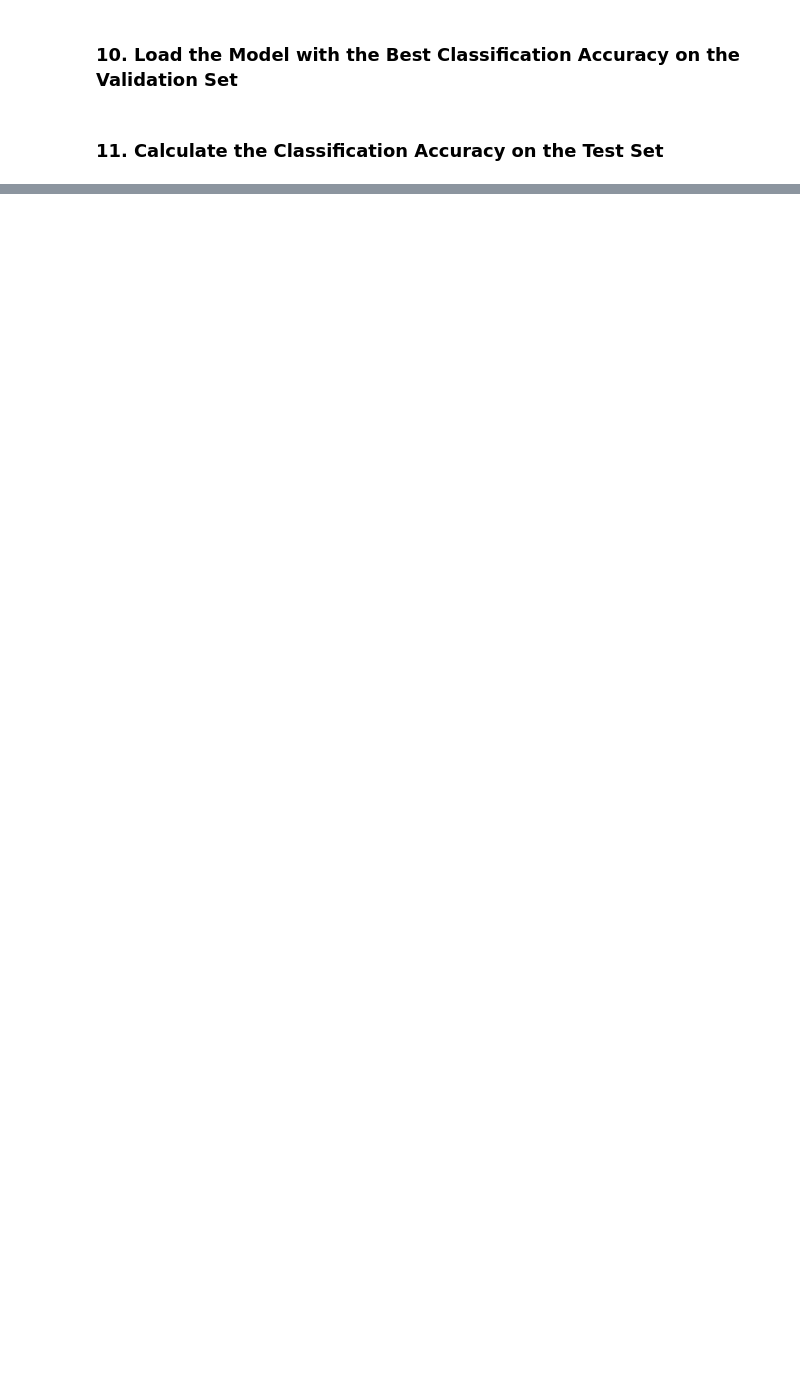
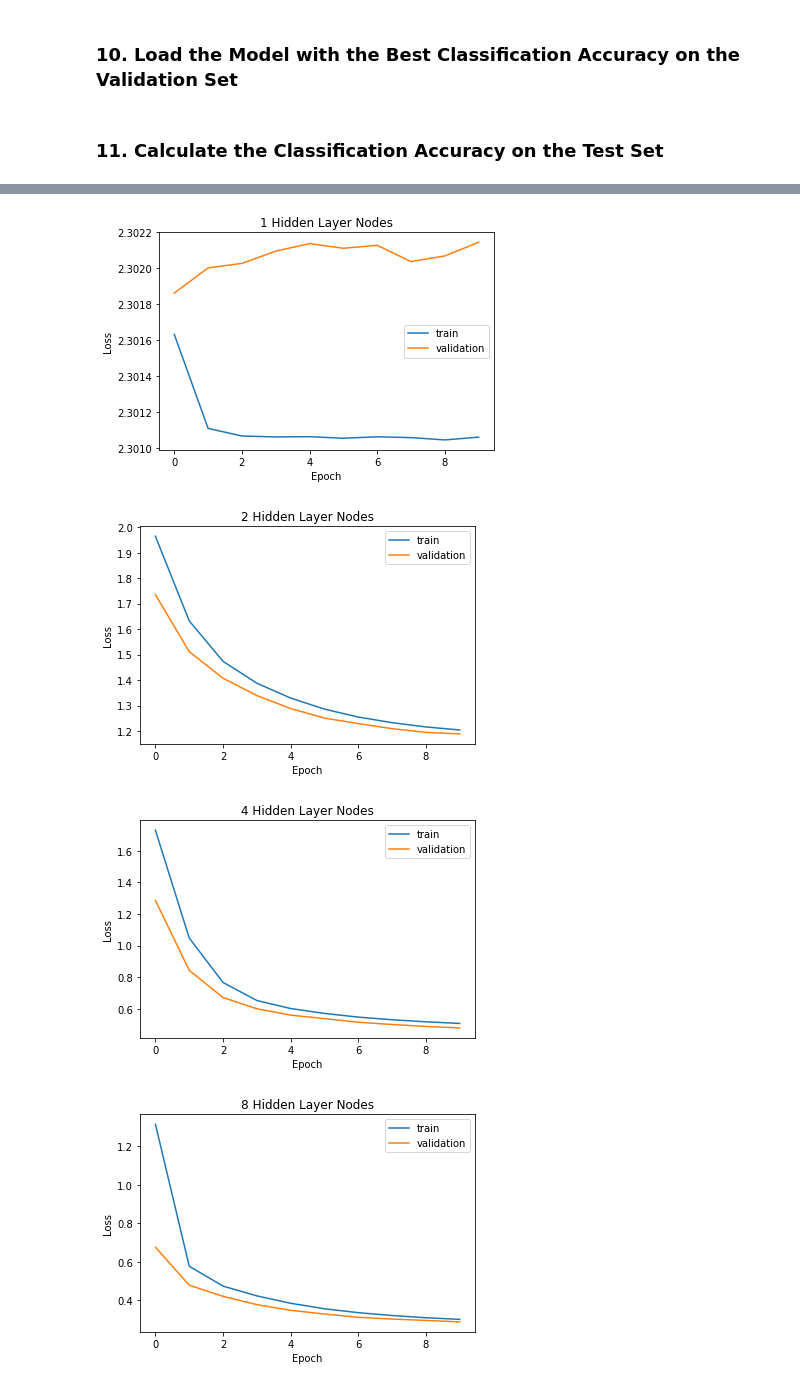
Before and after one commit to SteadBytes/ai-nanodegree, a Jupyter notebook: term-2/L6-convolutional-neural-networks/aind2-cnn/mnist-mlp/mnist_mlp.ipynb, the cells around one changed output, grey strips where cells are left out. Cells and saved outputs as stored; diff of their text form; code cells hidden in the pictures; blank space fills up the shorter version.

```diff
--- a/term-2/L6-convolutional-neural-networks/aind2-cnn/mnist-mlp/mnist_mlp.ipynb
+++ b/term-2/L6-convolutional-neural-networks/aind2-cnn/mnist-mlp/mnist_mlp.ipynb
@@ -194,0 +213,29 @@ Test accuracy: 98.2100%
+# %%
+from keras.callbacks import ModelCheckpoint
+def make_model(num_nodes=512,num_layers=2,hidden_activation='relu',optimizer='rmsprop',dropout=0.2):
+    """ Create a model with similar architecture to that given in step 6 further up the notebook.
+    Default param values will create a model exactly the same as in step 6.
+    """
+    model = Sequential()
+    model.add(Flatten(input_shape=X_train.shape[1:])) # vectorize input matrix
+    for _ in range(num_layers):
+        model.add(Dense(num_nodes, activation=hidden_activation))
+        if dropout:
+            model.add(Dropout(dropout))
+    model.add(Dense(10, activation='softmax')) # output should distinguish between 10 digits
+    model.compile(loss='categorical_crossentropy', optimizer=optimizer,
+                  metrics=['accuracy'])
+    return model
+
+def plot_model_loss(history,title=None):
+    plt.figure()
+    if title:
+        plt.title(title)
+    plt.xlabel('Epoch')
+    plt.ylabel('Loss')
+    plt.plot(history['loss'], label='train')
+    plt.plot(history['val_loss'], label='validation')
+    plt.legend(loc='best')
+
+# m = make_model()
+# m.summary()
@@ -194,0 +352,21 @@ Test accuracy: 98.2100%
+# %%
+# Train and test models WARNING: TAKES A LONG TIME->ONLY RUN ON GPU
+# model_data = test_increasing_nodes(1,2048)
+# # Cache data for re-use without re-training
+# with open('increase_nodes.json', 'w') as f:
+#     json.dump(model_data, f)
+
+# Load cached data instead
+with open('increase_nodes.json') as f:
+    model_data = json.load(f)
+
+for data in model_data:
+    title = '{} Hidden Layer Nodes'.format(data['num_nodes'])
+    plot_model_loss(data['hist'],title=title)
+# model with best score
+# print(max(md, key=lambda x:x['score'][1]))print(max(md, key=lambda x:x['score'][1]))
+# %% [output]
+[figure, added]
+[figure, added]
+[figure, added]
+[figure, added]
```
Also changed, not shown: parts of 35 cells of this notebook, 45 other files.
